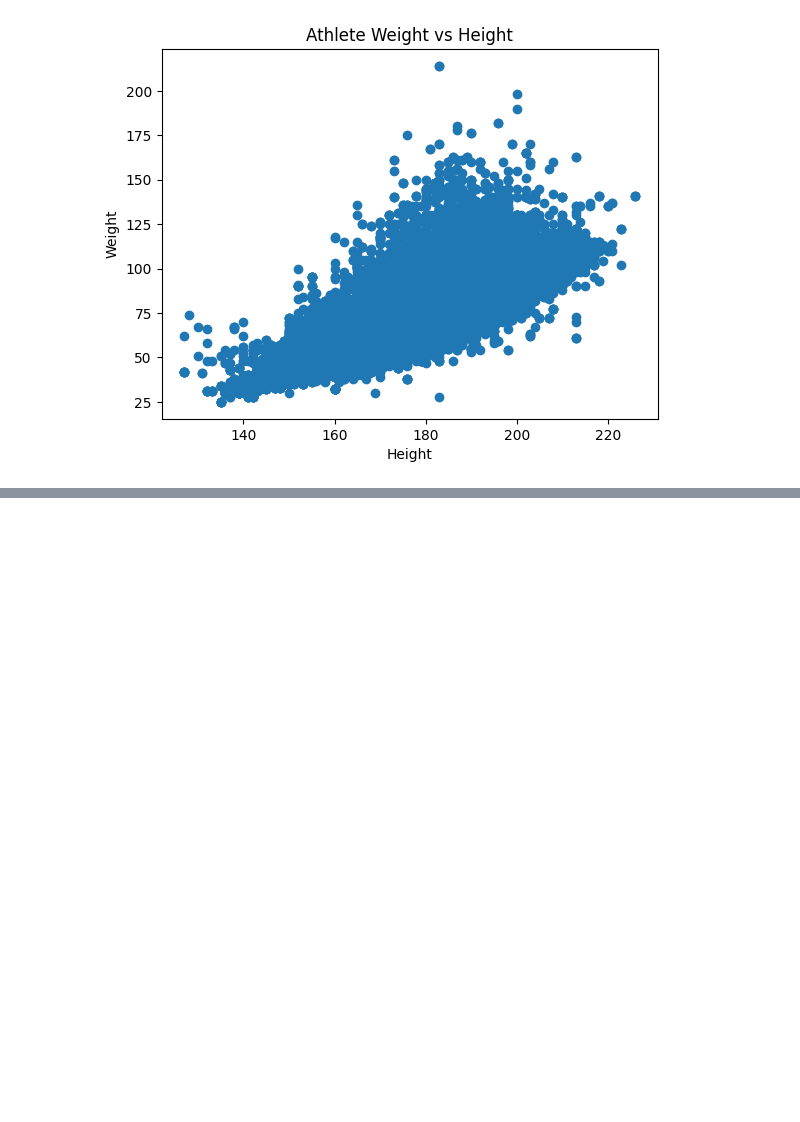
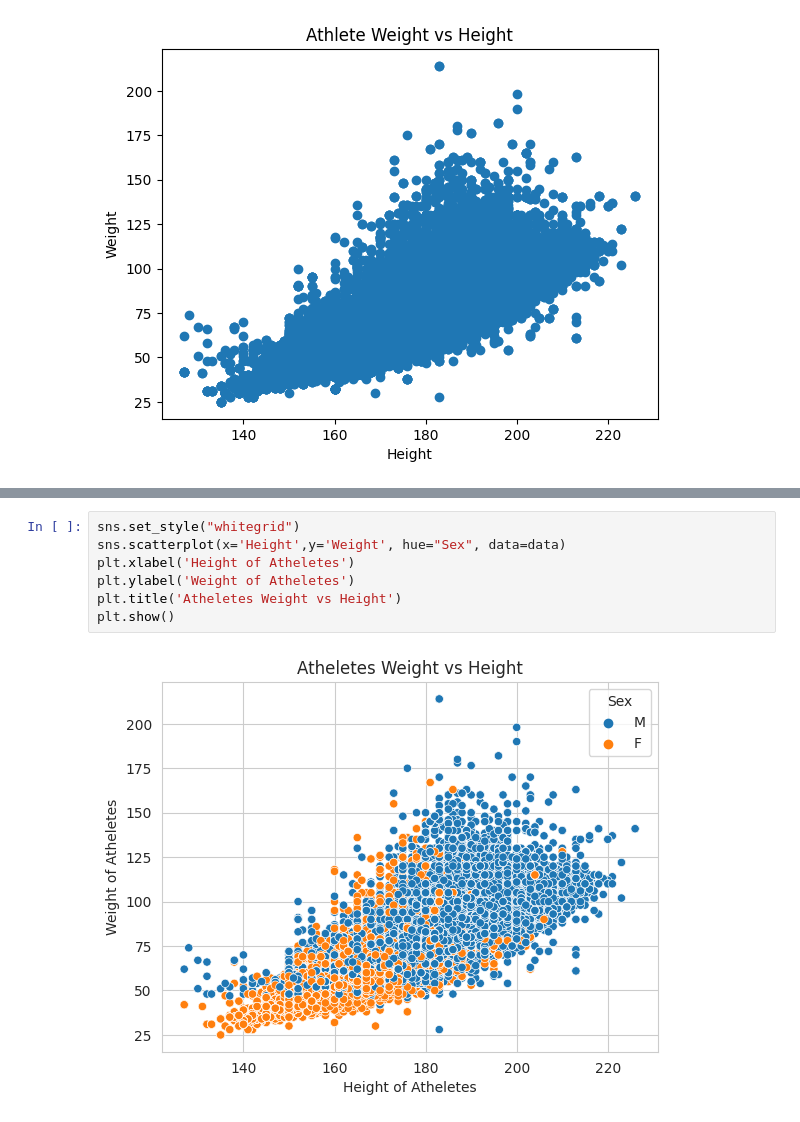
Before and after one commit to hasanhazirbulan/Olympic-Athletes-Kaggle, a Jupyter notebook: olympic-athletes-notebook.ipynb, the cells around one changed output, grey strips where cells are left out. Saved outputs shown, nothing was run; the diff lists cells and outputs as text; blank space fills up the shorter version.

```diff
--- a/olympic-athletes-notebook.ipynb
+++ b/olympic-athletes-notebook.ipynb
@@ -90,0 +109,9 @@ plt.show()
+# %%
+sns.set_style("whitegrid")
+sns.scatterplot(x='Height',y='Weight', hue="Sex", data=data)
+plt.xlabel('Height of Atheletes')
+plt.ylabel('Weight of Atheletes')
+plt.title('Atheletes Weight vs Height')
+plt.show()
+# %% [output]
+[figure, added]
```
Also changed, not shown: parts of 3 cells of this notebook.
